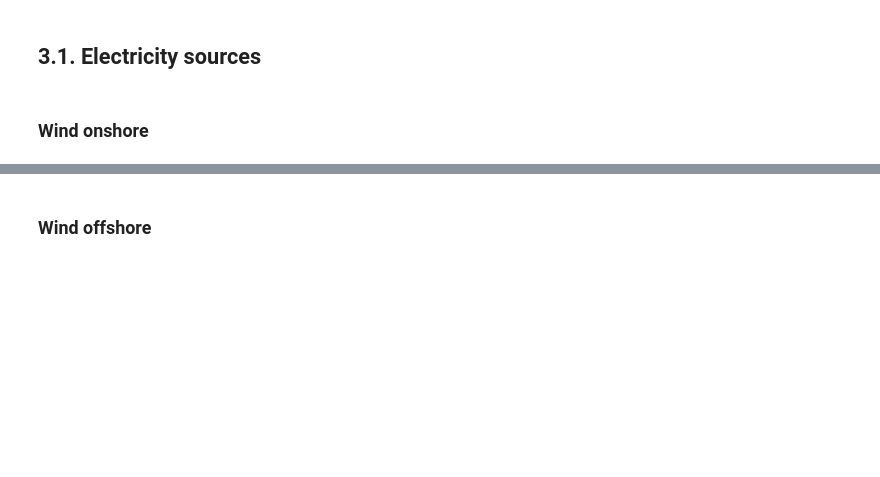
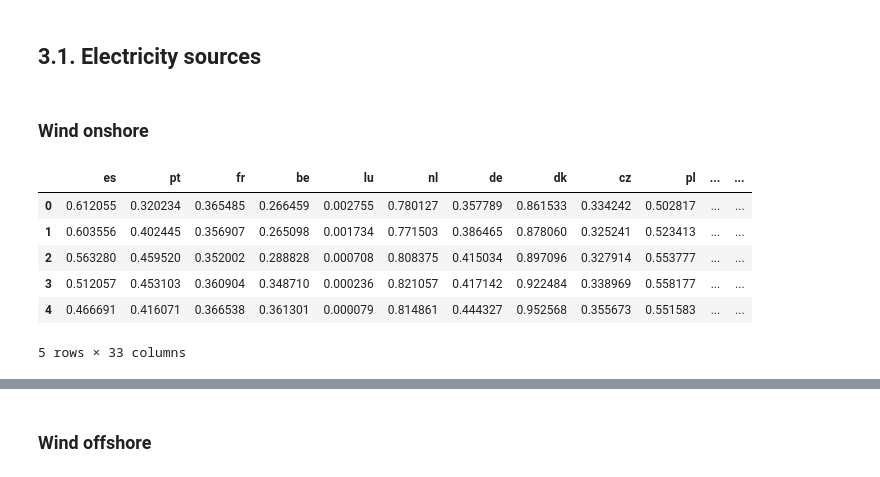
Before and after one commit to r-beer/FINE, a Jupyter notebook: examples/EU_without_aggregation/european_energy_system.ipynb, the cells around one changed output, grey strips where cells are left out. Drawn from its saved outputs; the diff is of its cells as text; code cells hidden in the pictures; blank space fills up the shorter version.

```diff
--- a/examples/EU_without_aggregation/european_energy_system.ipynb
+++ b/examples/EU_without_aggregation/european_energy_system.ipynb
@@ -55,3 +55,13 @@ CO2_reductionTarget = 0.5
 ## 3.1. Electricity sources
 # %% [markdown]
 ### Wind onshore
+# %%
+data['Wind (onshore), operationRateMax'].head()
+# %% [output]
+|  | es | pt | fr | be | lu | nl | de | dk | cz | pl | ... | ... |
+| 0 | 0.612055 | 0.320234 | 0.365485 | 0.266459 | 0.002755 | 0.780127 | 0.357789 | 0.861533 | 0.334242 | 0.502817 | ... | ... |
+| 1 | 0.603556 | 0.402445 | 0.356907 | 0.265098 | 0.001734 | 0.771503 | 0.386465 | 0.878060 | 0.325241 | 0.523413 | ... | ... |
+| 2 | 0.563280 | 0.459520 | 0.352002 | 0.288828 | 0.000708 | 0.808375 | 0.415034 | 0.897096 | 0.327914 | 0.553777 | ... | ... |
+| 3 | 0.512057 | 0.453103 | 0.360904 | 0.348710 | 0.000236 | 0.821057 | 0.417142 | 0.922484 | 0.338969 | 0.558177 | ... | ... |
+| 4 | 0.466691 | 0.416071 | 0.366538 | 0.361301 | 0.000079 | 0.814861 | 0.444327 | 0.952568 | 0.355673 | 0.551583 | ... | ... |
+5 rows × 33 columns
```
Also changed, not shown: parts of 4 cells of this notebook, 1 other file.
